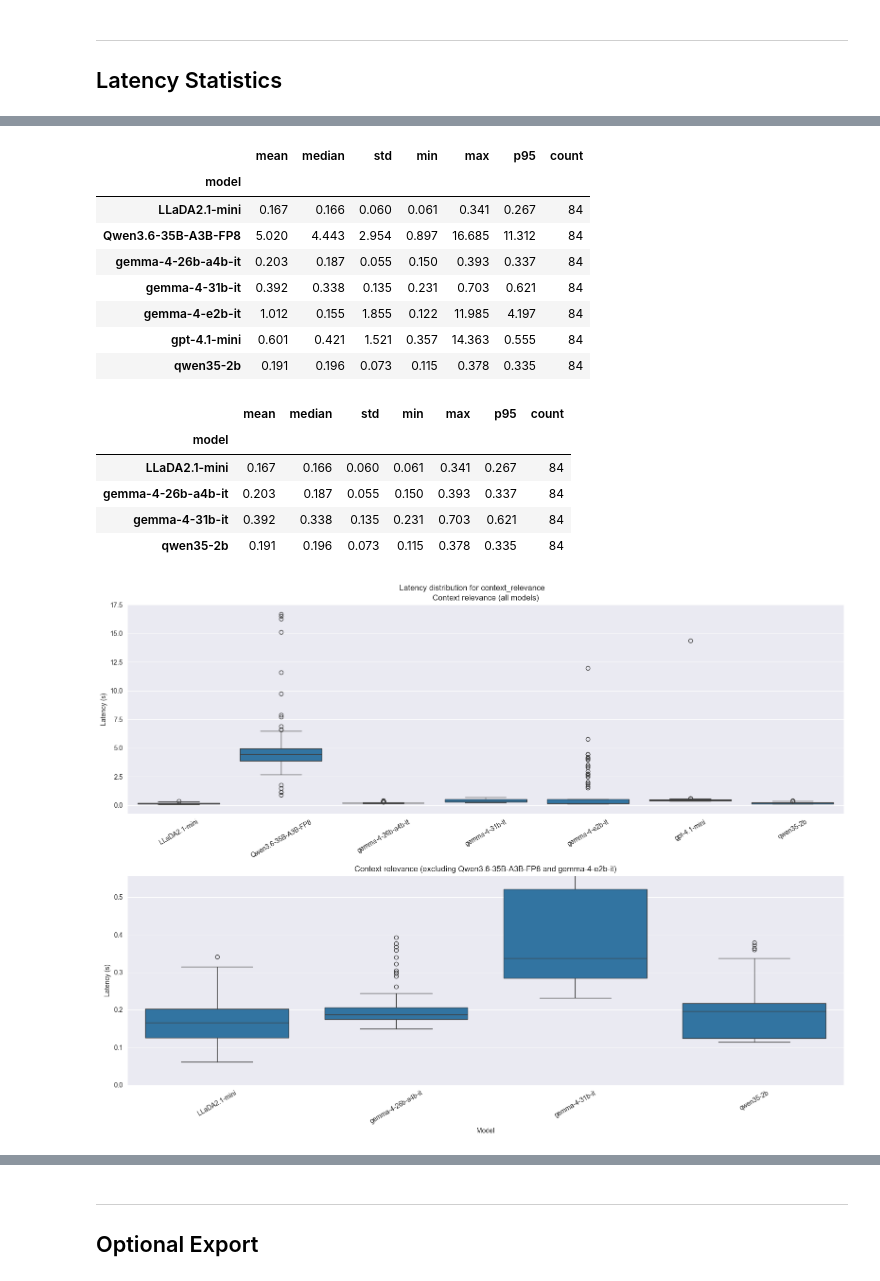
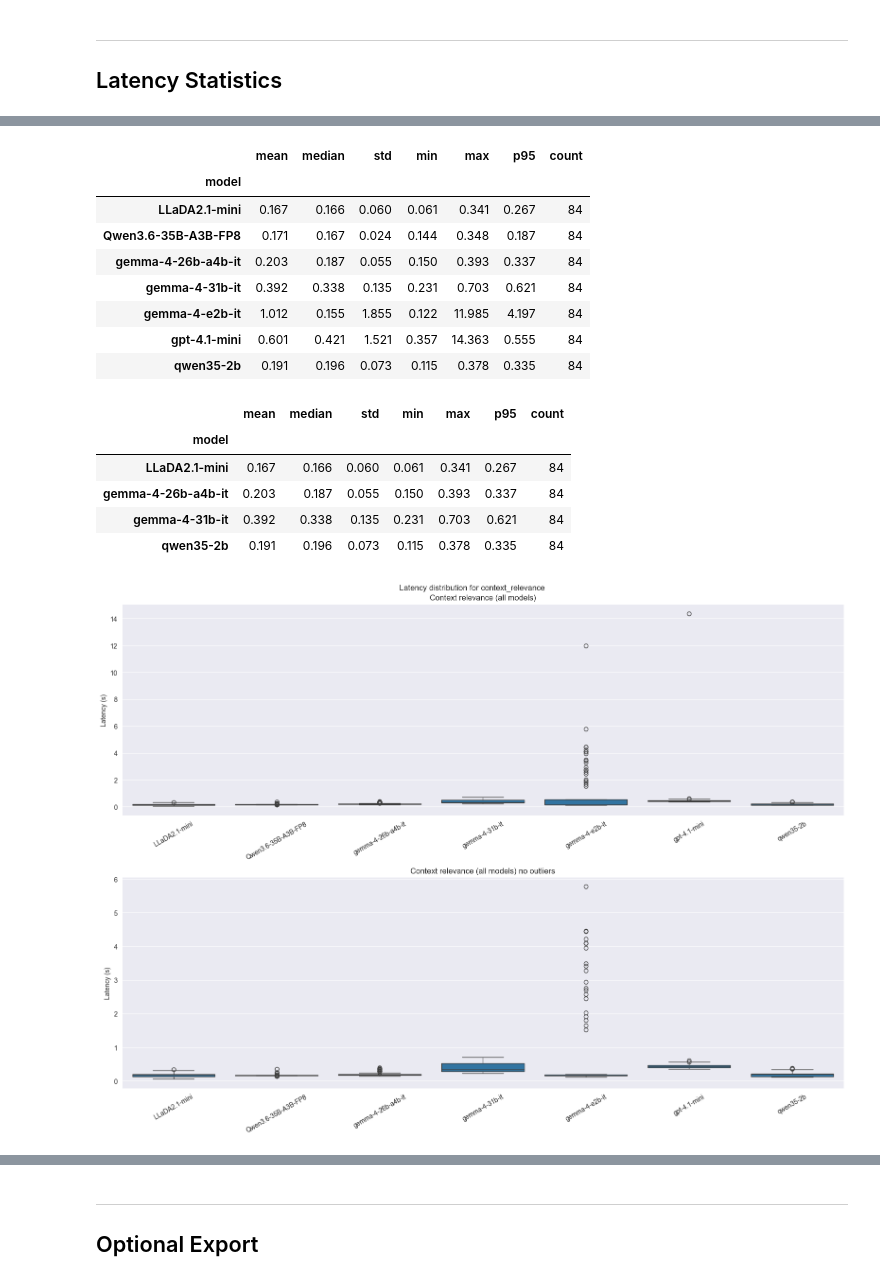
Before and after one commit to kazokid/diffusion-llms-eval, a Jupyter notebook: notebooks/token_latency_analysis.ipynb, the cells around one changed output, grey strips where cells are left out. Saved outputs shown, nothing was run; the diff lists cells and outputs as text; code cells hidden in the pictures.

```diff
--- a/notebooks/token_latency_analysis.ipynb
+++ b/notebooks/token_latency_analysis.ipynb
@@ -299,40 +304,40 @@ display(round_df(metric_summary_filtered))
 
 fig, axes = plt.subplots(2, 1, figsize=(16, 12), sharex=False, sharey=False)
 
 sns.boxplot(data=metric_df, x='model', y='latency_s', ax=axes[0])
 axes[0].set_title('Context relevance (all models)')
 axes[0].set_xlabel('')
 axes[0].set_ylabel('Latency (s)')
 axes[0].tick_params(axis='x', rotation=30)
 
-sns.boxplot(data=filtered_df, x='model', y='latency_s', ax=axes[1])
-axes[1].set_title('Context relevance (excluding Qwen3.6-35B-A3B-FP8 and gemma-4-e2b-it)')
-axes[1].set_xlabel('Model')
+metric_df = metric_df[metric_df['latency_s'] <= 6]
+
+sns.boxplot(data=metric_df, x='model', y='latency_s', ax=axes[1])
+axes[1].set_title('Context relevance (all models) no outliers')
+axes[1].set_xlabel('')
 axes[1].set_ylabel('Latency (s)')
 axes[1].tick_params(axis='x', rotation=30)
-cutoff = filtered_df['latency_s'].quantile(0.95)
-axes[1].set_ylim(0, cutoff)
 
 fig.suptitle('Latency distribution for context_relevance')
 fig.tight_layout()
 plt.show()
 # %% [output]
 |  | mean | median | std | min | max | p95 | count |
 | model |  |  |  |  |  |  |  |
 | LLaDA2.1-mini | 0.167 | 0.166 | 0.060 | 0.061 | 0.341 | 0.267 | 84 |
-| Qwen3.6-35B-A3B-FP8 | 5.020 | 4.443 | 2.954 | 0.897 | 16.685 | 11.312 | 84 |
+| Qwen3.6-35B-A3B-FP8 | 0.171 | 0.167 | 0.024 | 0.144 | 0.348 | 0.187 | 84 |
 | gemma-4-26b-a4b-it | 0.203 | 0.187 | 0.055 | 0.150 | 0.393 | 0.337 | 84 |
 | gemma-4-31b-it | 0.392 | 0.338 | 0.135 | 0.231 | 0.703 | 0.621 | 84 |
 | gemma-4-e2b-it | 1.012 | 0.155 | 1.855 | 0.122 | 11.985 | 4.197 | 84 |
 | gpt-4.1-mini | 0.601 | 0.421 | 1.521 | 0.357 | 14.363 | 0.555 | 84 |
 | qwen35-2b | 0.191 | 0.196 | 0.073 | 0.115 | 0.378 | 0.335 | 84 |
 |  | mean | median | std | min | max | p95 | count |
 | model |  |  |  |  |  |  |  |
 | LLaDA2.1-mini | 0.167 | 0.166 | 0.060 | 0.061 | 0.341 | 0.267 | 84 |
 | gemma-4-26b-a4b-it | 0.203 | 0.187 | 0.055 | 0.150 | 0.393 | 0.337 | 84 |
 | gemma-4-31b-it | 0.392 | 0.338 | 0.135 | 0.231 | 0.703 | 0.621 | 84 |
 | qwen35-2b | 0.191 | 0.196 | 0.073 | 0.115 | 0.378 | 0.335 | 84 |
-[figure, old version]
+[figure, new version]
 # %%
 metric_names = ['response_groundedness']
 metric_df = latency_df[latency_df['metric_name'].isin(metric_names)]
```
Also changed, not shown: parts of 8 cells of this notebook, 7 other files.
